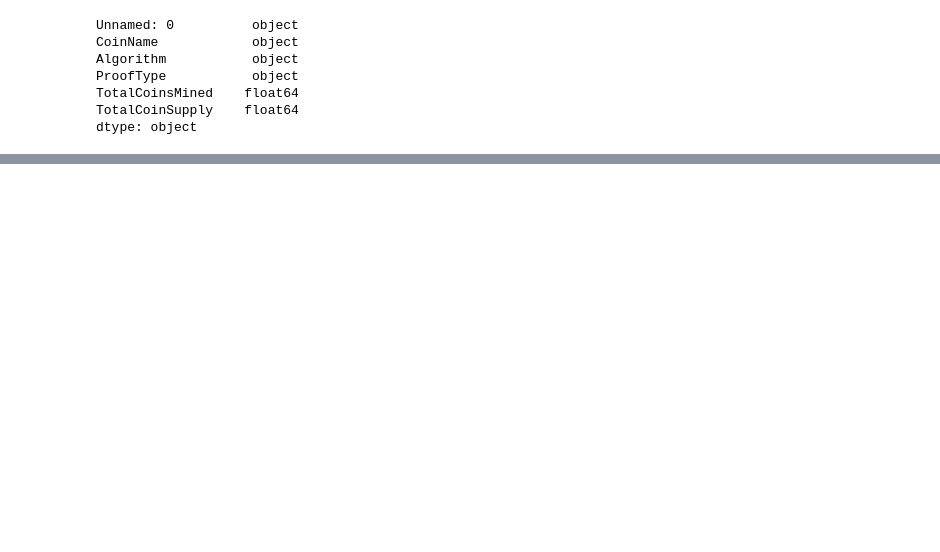
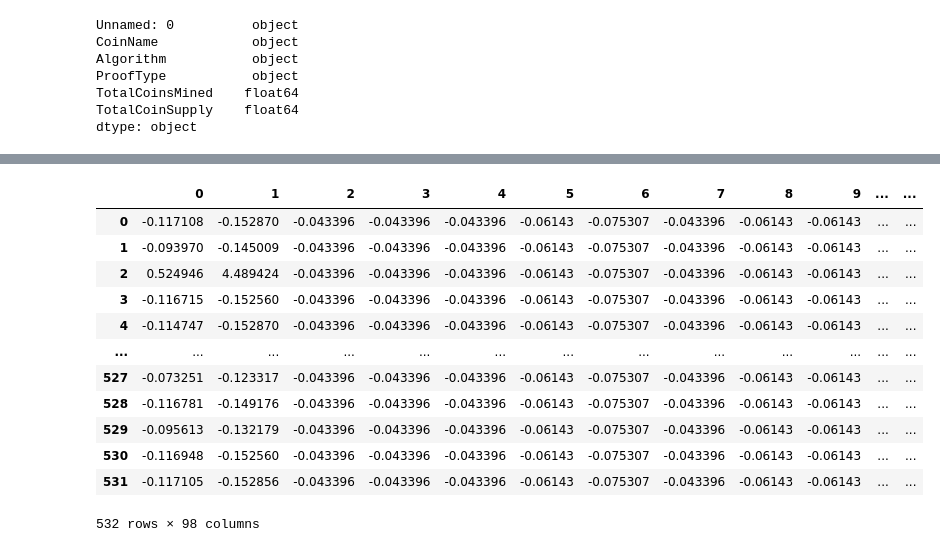
Before and after one commit to dczornyj/UnsuperML_Crpyto, a Jupyter notebook: Untitled.ipynb, the cells around one changed output, grey strips where cells are left out. Cells and saved outputs as stored; diff of their text form; code cells hidden in the pictures; blank space fills up the shorter version.

```diff
--- a/Untitled.ipynb
+++ b/Untitled.ipynb
@@ -154,0 +171,5 @@ final_crypto_dummies
+# %%
+# Standardize your dataset so that columns that contain larger values do not unduly influence the outcome.
+#STANDARD SCALER
+final_crypto_scaled = StandardScaler().fit_transform(final_crypto_dummies)
+final_crypto_scaled
@@ -154,0 +190,18 @@ final_crypto_dummies
+# %%
+#visualize scaled data in a dataframe
+hello=pd.DataFrame(final_crypto_scaled)
+hello
+# %% [output]
+|  | 0 | 1 | 2 | 3 | 4 | 5 | 6 | 7 | 8 | 9 | ... | ... |
+| 0 | -0.117108 | -0.152870 | -0.043396 | -0.043396 | -0.043396 | -0.06143 | -0.075307 | -0.043396 | -0.06143 | -0.06143 | ... | ... |
+| 1 | -0.093970 | -0.145009 | -0.043396 | -0.043396 | -0.043396 | -0.06143 | -0.075307 | -0.043396 | -0.06143 | -0.06143 | ... | ... |
+| 2 | 0.524946 | 4.489424 | -0.043396 | -0.043396 | -0.043396 | -0.06143 | -0.075307 | -0.043396 | -0.06143 | -0.06143 | ... | ... |
+| 3 | -0.116715 | -0.152560 | -0.043396 | -0.043396 | -0.043396 | -0.06143 | -0.075307 | -0.043396 | -0.06143 | -0.06143 | ... | ... |
+| 4 | -0.114747 | -0.152870 | -0.043396 | -0.043396 | -0.043396 | -0.06143 | -0.075307 | -0.043396 | -0.06143 | -0.06143 | ... | ... |
+| ... | ... | ... | ... | ... | ... | ... | ... | ... | ... | ... | ... | ... |
+| 527 | -0.073251 | -0.123317 | -0.043396 | -0.043396 | -0.043396 | -0.06143 | -0.075307 | -0.043396 | -0.06143 | -0.06143 | ... | ... |
+| 528 | -0.116781 | -0.149176 | -0.043396 | -0.043396 | -0.043396 | -0.06143 | -0.075307 | -0.043396 | -0.06143 | -0.06143 | ... | ... |
+| 529 | -0.095613 | -0.132179 | -0.043396 | -0.043396 | -0.043396 | -0.06143 | -0.075307 | -0.043396 | -0.06143 | -0.06143 | ... | ... |
+| 530 | -0.116948 | -0.152560 | -0.043396 | -0.043396 | -0.043396 | -0.06143 | -0.075307 | -0.043396 | -0.06143 | -0.06143 | ... | ... |
+| 531 | -0.117105 | -0.152856 | -0.043396 | -0.043396 | -0.043396 | -0.06143 | -0.075307 | -0.043396 | -0.06143 | -0.06143 | ... | ... |
+532 rows × 98 columns
```
Also changed, not shown: parts of 16 cells of this notebook.
